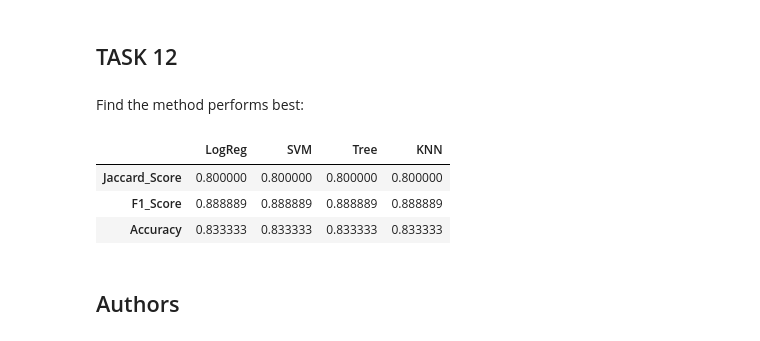
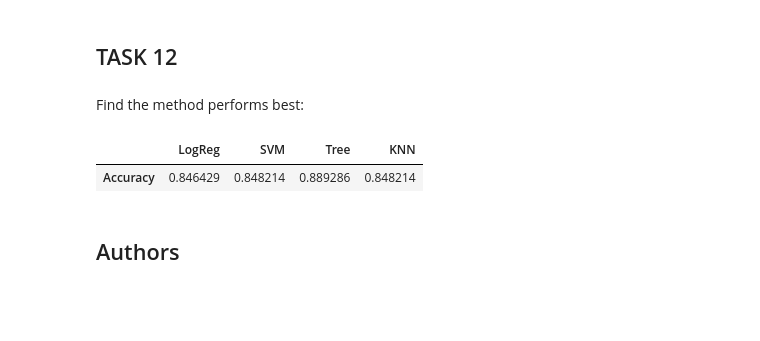
Before and after one commit to pkitsaki/IBM-data-science-capstone, a Jupyter notebook: Machine Learning Prediction.ipynb, the cells around one changed output. Drawn from its saved outputs; the diff is of its cells as text; code cells hidden in the pictures; blank space fills up the shorter version.

```diff
--- a/Machine Learning Prediction.ipynb
+++ b/Machine Learning Prediction.ipynb
@@ -316,33 +316,15 @@ plot_confusion_matrix(Y_test,knn_yhat )
 ## TASK  12
 # %% [markdown]
 Find the method performs best:
-# %%
-from sklearn.metrics import jaccard_score, f1_score
-
-# Examining the scores from Test sets
-jaccard_scores = [
-                  jaccard_score(Y_test, logreg_yhat, average='binary'),
-                  jaccard_score(Y_test, svm_yhat, average='binary'),
-                  jaccard_score(Y_test, tree_yhat, average='binary'),
-                  jaccard_score(Y_test, knn_yhat, average='binary'),
-                 ]
-
-f1_scores = [
-             f1_score(Y_test, logreg_yhat, average='binary'),
-             f1_score(Y_test, svm_yhat, average='binary'),
-             f1_score(Y_test, tree_yhat, average='binary'),
-             f1_score(Y_test, knn_yhat, average='binary'),
-            ]
-#accuracy of test data
-accuracy_td = [logreg_acc_td, svm_acc_td, tree_acc_td, knn_acc_td]
-
-scores = pd.DataFrame(np.array([jaccard_scores, f1_scores, accuracy_td]), index=['Jaccard_Score', 'F1_Score', 'Accuracy'] , columns=['LogReg', 'SVM', 'Tree', 'KNN'])
-scores
-# %% [output]
-|  | LogReg | SVM | Tree | KNN |
-| Jaccard_Score | 0.800000 | 0.800000 | 0.800000 | 0.800000 |
-| F1_Score | 0.888889 | 0.888889 | 0.888889 | 0.888889 |
-| Accuracy | 0.833333 | 0.833333 | 0.833333 | 0.833333 |
+# %%
+
+accuracy_vd = [logreg_acc_vd, svm_acc_vd, tree_acc_vd, knn_acc_vd]
+
+scores = pd.DataFrame(np.array([accuracy_vd]), index=['Accuracy'] , columns=['LogReg', 'SVM', 'Tree', 'KNN'])
+scores
+# %% [output]
+|  | LogReg | SVM | Tree | KNN |
+| Accuracy | 0.846429 | 0.848214 | 0.889286 | 0.848214 |
 # %% [markdown]
 ## Authors
 # %% [markdown]
```
